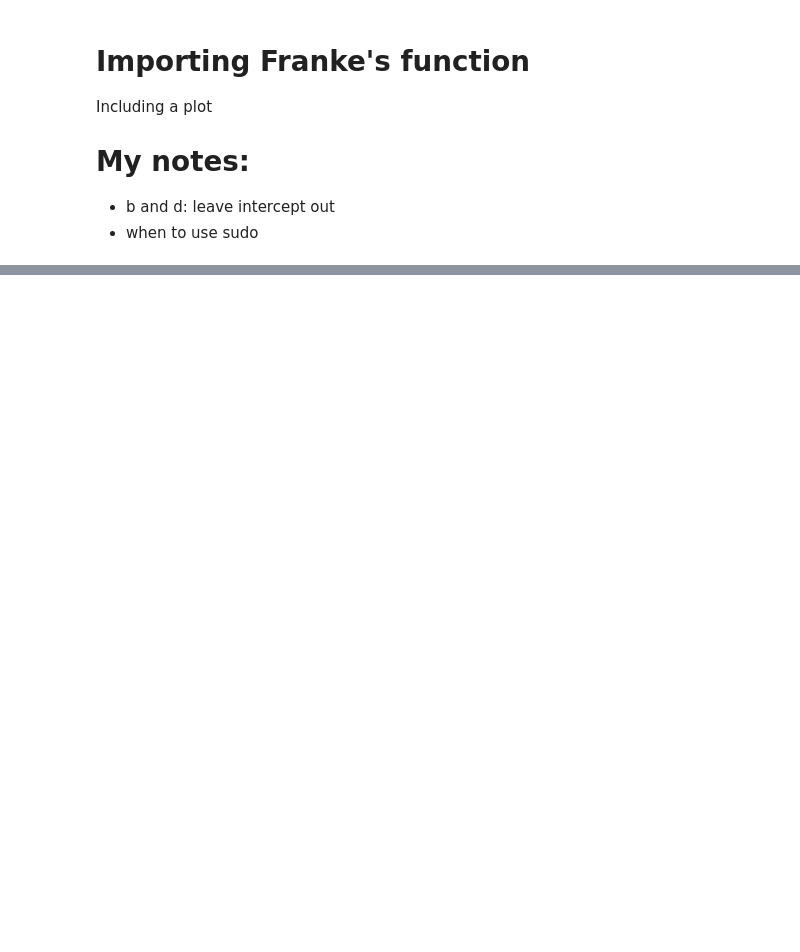
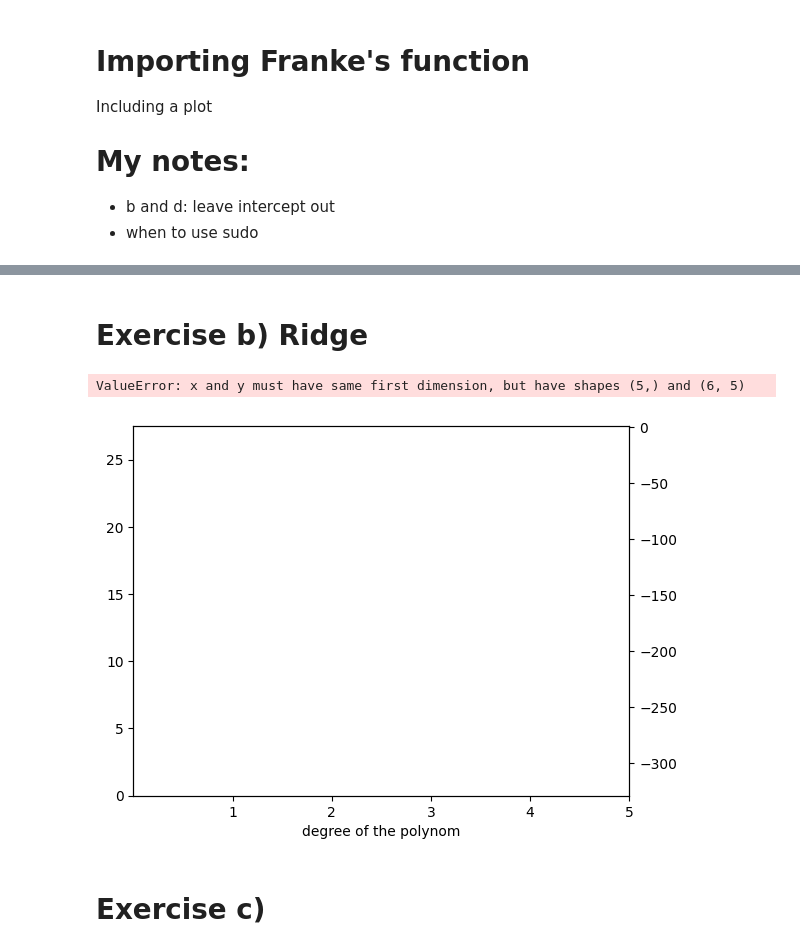
Before and after one commit to carmenpd/HWS23-MachineLearning, a Jupyter notebook: doc/Project-1.ipynb, the cells around one changed output, grey strips where cells are left out. Cells and saved outputs as stored; diff of their text form; code cells hidden in the pictures; blank space fills up the shorter version.

```diff
--- a/doc/Project-1.ipynb
+++ b/doc/Project-1.ipynb
@@ -137,0 +152,47 @@ ValueError: setting an array element with a sequence.
+# %% [markdown]
+# Exercise b) Ridge
+# %%
+lambda_ = np.append([0],[0.0001*10**i for i in range(0,5)])
+
+beta_list = []
+MSE_train = np.zeros((len(lambda_),degree))
+MSE_test = np.zeros((len(lambda_),degree))
+rsqr = np.zeros((len(lambda_),degree))
+
+for j in range(0, len(lambda_)):
+
+    for i in range(1, degree+1):
+        c = int((i+2)*(i+1)/2)
+        X_tilde = X_train[:,0:c-1]
+        beta = np.linalg.pinv(X_tilde.T @ X_tilde + lambda_[j]*np.ones((len(X_tilde.T),len(X_tilde.T)))) @ X_tilde.T @ z_train
+        beta_list.append(list(beta))
+
+        ypredict = X_tilde @ beta
+        ypredict_test = X_test[:,0:c-1] @ beta
+
+        MSE_train[j, i-1] = MSE(z_train, ypredict)
+        MSE_test[j, i-1] = MSE(z_test, ypredict_test)
+        rsqr[j, i-1]= rsquare(z_train, ypredict)
+
+# MSE and R^2
+# plot the MSE and R^2 - as well as beta - as functions of the polynomial degree
+fig2, ax1 = plt.subplots()
+plt.xlabel("degree of the polynom")
+xax = np.arange(1, degree +1)
+plt.xticks(xax)
+ax2 = ax1.twinx()
+ax2.set_ylim(np.min(rsqr)-5, 1)
+ax1.set_ylim(0, np.max(MSE_test)+1)
+ax1.plot(xax, MSE_train, 'g--', label='MSE_train')
+ax1.plot(xax, MSE_test, 'b--', label='MSE_test')
+ax2.plot(xax, rsqr, 'rx', label='R square')
+ax1.legend()
+ax2.legend()
+
+#ax = fig.add_subplot(projection='3d')
+#ax2.set_ylabel("degree of the polynom")
+# %% [output]
+ValueError: x and y must have same first dimension, but have shapes (5,) and (6, 5)
+[figure, added]
+# %% [markdown]
+# Exercise c)
```
Also changed, not shown: parts of 5 cells of this notebook, 4 other files.
